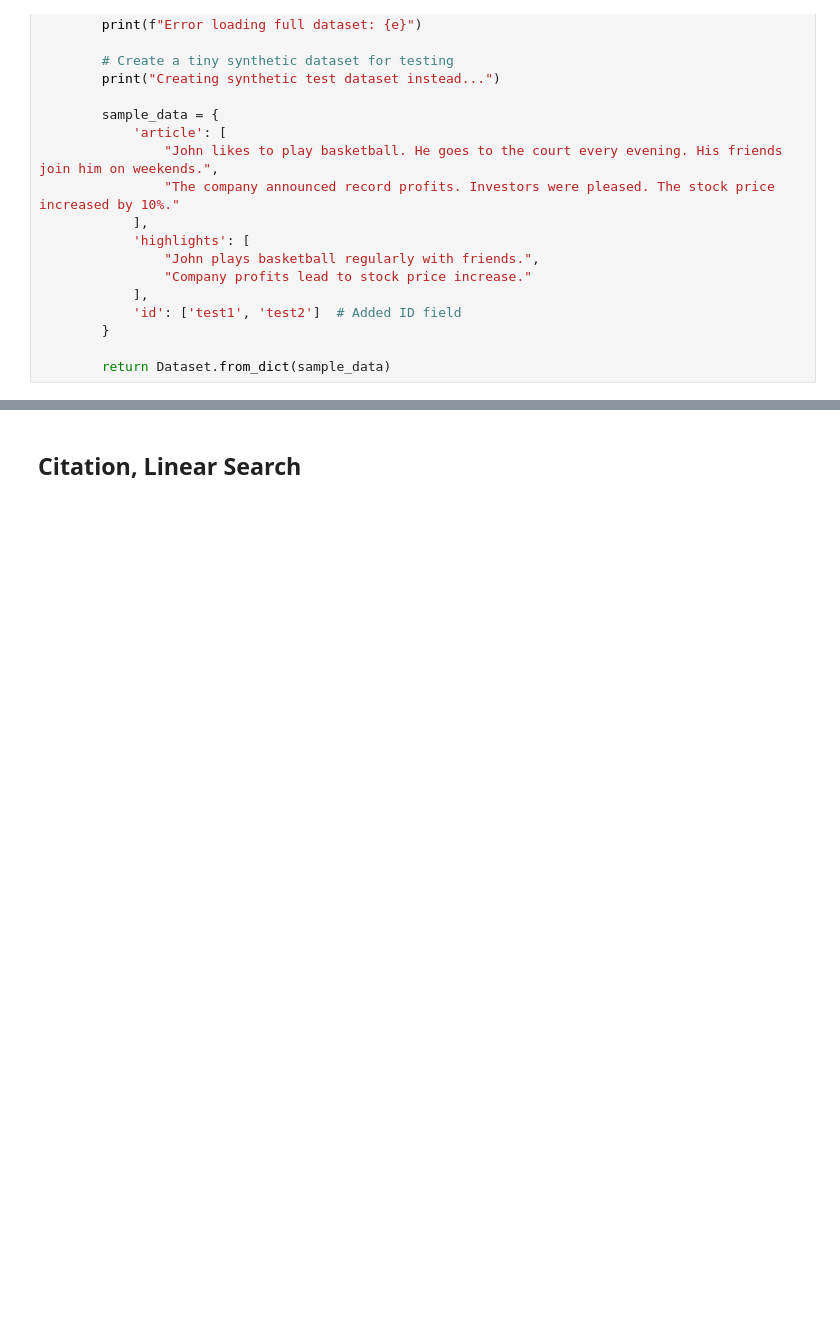
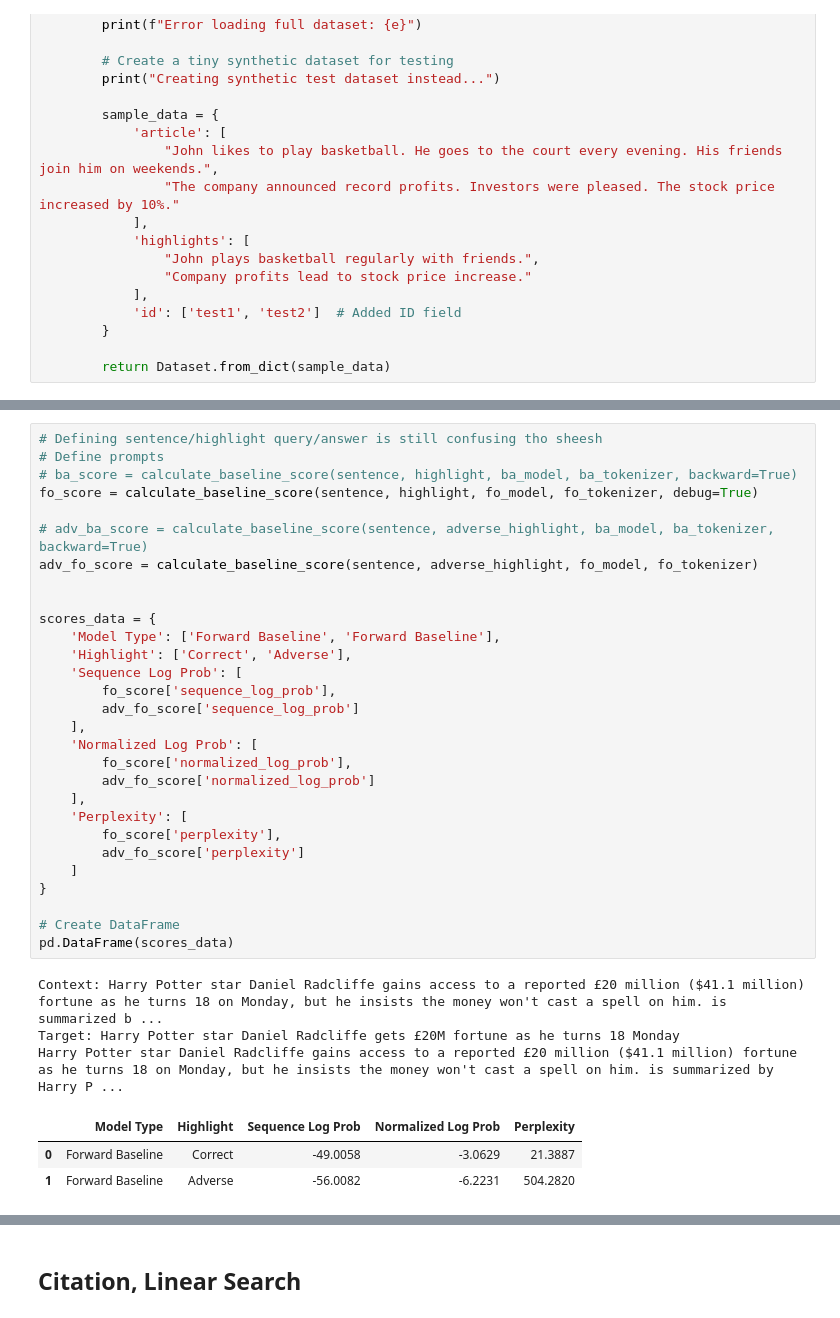
Before and after one commit to strivn/idl-project, a Jupyter notebook: scoring_citation_experiment.ipynb, the cells around one changed output, grey strips where cells are left out. Cells and saved outputs as stored; diff of their text form; blank space fills up the shorter version.

```diff
--- a/scoring_citation_experiment.ipynb
+++ b/scoring_citation_experiment.ipynb
@@ -107,0 +214,36 @@ def load_cnn_dataset(num_samples=10):
+# %%
+# Defining sentence/highlight query/answer is still confusing tho sheesh
+# Define prompts
+# ba_score = calculate_baseline_score(sentence, highlight, ba_model, ba_tokenizer, backward=True)
+fo_score = calculate_baseline_score(sentence, highlight, fo_model, fo_tokenizer, debug=True)
+
+# adv_ba_score = calculate_baseline_score(sentence, adverse_highlight, ba_model, ba_tokenizer, backward=True)
+adv_fo_score = calculate_baseline_score(sentence, adverse_highlight, fo_model, fo_tokenizer)
+
+
+scores_data = {
+    'Model Type': ['Forward Baseline', 'Forward Baseline'],
+    'Highlight': ['Correct', 'Adverse'],
+    'Sequence Log Prob': [
+        fo_score['sequence_log_prob'],
+        adv_fo_score['sequence_log_prob']
+    ],
+    'Normalized Log Prob': [
+        fo_score['normalized_log_prob'],
+        adv_fo_score['normalized_log_prob']
+    ],
+    'Perplexity': [
+        fo_score['perplexity'],
+        adv_fo_score['perplexity']
+    ]
+}
+
+# Create DataFrame
+pd.DataFrame(scores_data)
+# %% [output]
+Context: Harry Potter star Daniel Radcliffe gains access to a reported £20 million ($41.1 million) fortune as he turns 18 on Monday, but he insists the money won't cast a spell on him. is summarized b ...
+Target: Harry Potter star Daniel Radcliffe gets £20M fortune as he turns 18 Monday
+Harry Potter star Daniel Radcliffe gains access to a reported £20 million ($41.1 million) fortune as he turns 18 on Monday, but he insists the money won't cast a spell on him. is summarized by Harry P ...
+|  | Model Type | Highlight | Sequence Log Prob | Normalized Log Prob | Perplexity |
+| 0 | Forward Baseline | Correct | -49.0058 | -3.0629 | 21.3887 |
+| 1 | Forward Baseline | Adverse | -56.0082 | -6.2231 | 504.2820 |
```
Also changed, not shown: parts of 12 cells of this notebook, 1 other file.
